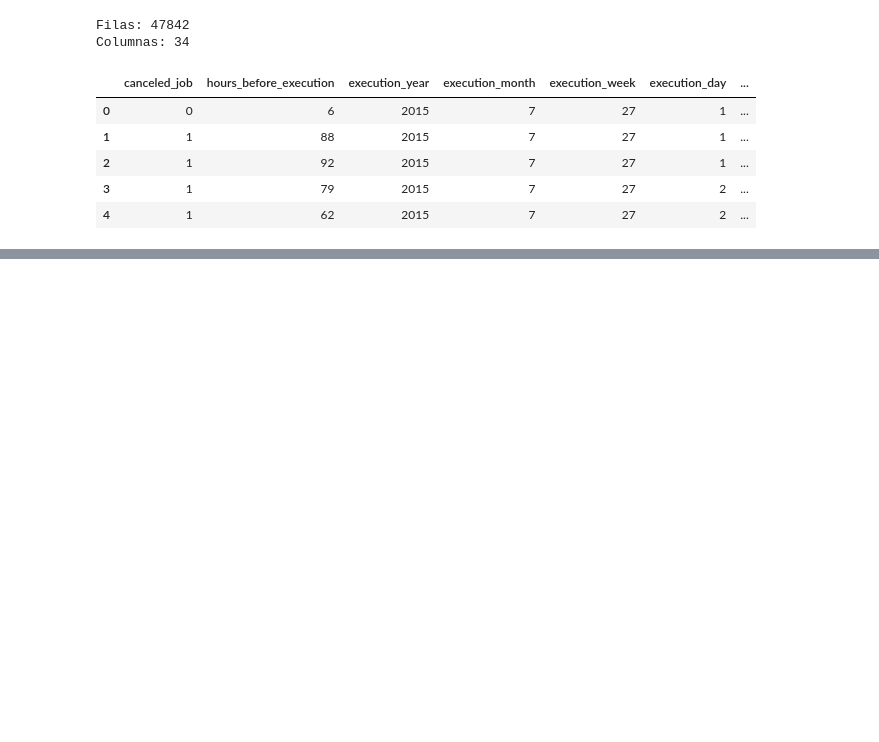
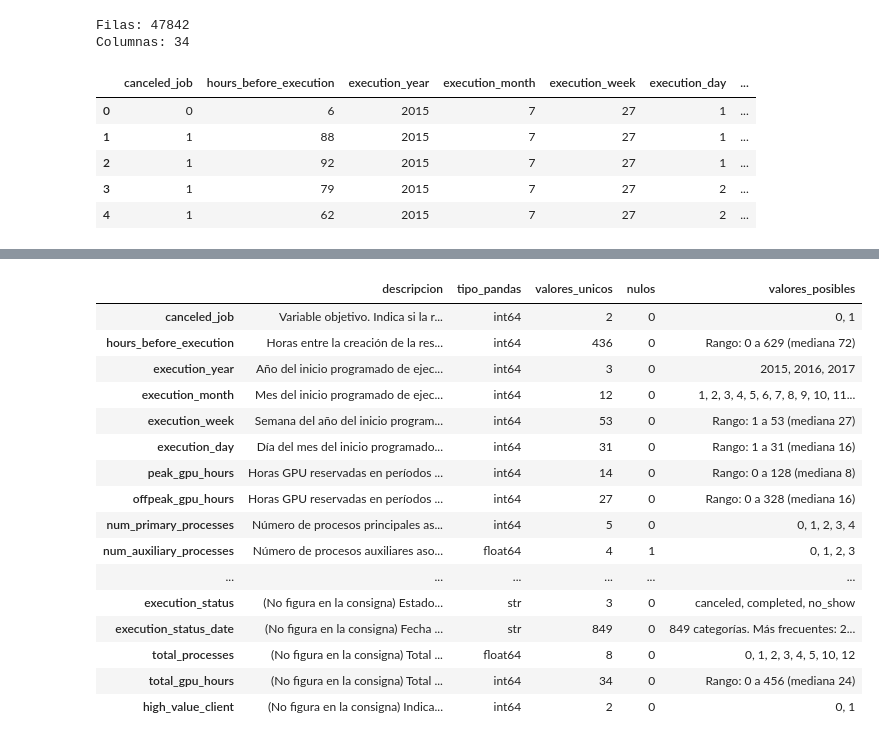
Before and after one commit to mszwarcberg-2004/TP3_ML, a Jupyter notebook: TP3_Grupo.ipynb, the cells around one changed output, grey strips where cells are left out. Drawn from its saved outputs; the diff is of its cells as text; code cells hidden in the pictures; blank space fills up the shorter version.

```diff
--- a/TP3_Grupo.ipynb
+++ b/TP3_Grupo.ipynb
@@ -64,0 +68,97 @@ resumen
+# %%
+# DICCIONARIO DE VARIABLES
+
+# Para que pandas muestre el texto completo de cada celda de la tabla
+pd.set_option("display.max_colwidth", None)
+
+# Descripción de cada variable (tomada de la consigna del TP)
+descripciones = {
+    "canceled_job": "Variable objetivo. Indica si la reserva fue cancelada o no llegó a ejecutarse.",
+    "hours_before_execution": "Horas entre la creación de la reserva y el inicio programado de ejecución.",
+    "execution_year": "Año del inicio programado de ejecución.",
+    "execution_month": "Mes del inicio programado de ejecución.",
+    "execution_week": "Semana del año del inicio programado de ejecución.",
+    "execution_day": "Día del mes del inicio programado de ejecución.",
+    "peak_gpu_hours": "Horas GPU reservadas en períodos de alta demanda.",
+    "offpeak_gpu_hours": "Horas GPU reservadas en períodos de baja demanda.",
+    "num_primary_processes": "Número de procesos principales asociados al workload.",
+    "num_auxiliary_processes": "Número de procesos auxiliares asociados al workload.",
+    "num_background_processes": "Número de procesos secundarios o de mantenimiento asociados al workload.",
+    "service_tier": "Nivel de servicio contratado para la reserva.",
+    "client_region": "País o región de procedencia del cliente.",
+    "client_type": "Tipo de cliente que realiza la solicitud.",
+    "request_channel": "Canal utilizado para realizar la reserva.",
+    "returning_client": "Indica si el cliente ya había utilizado previamente la plataforma.",
+    "previous_job_cancellations": "Cantidad de reservas canceladas previamente por el cliente.",
+    "successful_previous_jobs": "Cantidad de reservas completadas exitosamente por el cliente.",
+    "reserved_gpu_type": "Tipo de GPU solicitado originalmente.",
+    "assigned_gpu_type": "Tipo de GPU finalmente asignado para la ejecución.",
+    "resource_modifications": "Número de modificaciones realizadas sobre la reserva original.",
+    "reservation_commitment": "Tipo de compromiso contractual asociado a la reserva.",
+    "orchestration_agent_id": "Identificador del agente de orquestación asociado a la reserva.",
+    "organization_id": "Identificador de la organización asociada a la reserva.",
+    "queue_wait_time": "Tiempo de espera en cola antes de la asignación definitiva de recursos.",
+    "workload_profile": "Perfil general o tipo de workload solicitado.",
+    "estimated_cost_per_hour": "Costo estimado en USD por hora para el conjunto de recursos de la reserva.",
+    "reserved_storage_units": "Cantidad de unidades de almacenamiento reservadas.",
+    "special_resource_requests": "Número de solicitudes especiales asociadas a la reserva.",
+    # Columnas que NO figuran en la consigna (descripción propia)
+    "execution_status": "(No figura en la consigna) Estado final de la reserva.",
+    "execution_status_date": "(No figura en la consigna) Fecha del último cambio de estado de la reserva.",
+    "total_processes": "(No figura en la consigna) Total de procesos de la reserva.",
+    "total_gpu_hours": "(No figura en la consigna) Total de horas GPU reservadas.",
+    "high_value_client": "(No figura en la consigna) Indicador binario de cliente de alto valor.",
+}
+
+
+def valores_posibles(serie, max_categorias=12):
+    """
+    Devuelve un texto con los valores que toma una variable:
+    - Si tiene pocos valores distintos, los lista todos.
+    - Si es numérica con muchos valores, muestra el rango y la mediana.
+    - Si es categórica con muchas categorías, muestra las 5 más frecuentes.
+    """
+    serie = serie.dropna()
+    n_unicos = serie.nunique()
+
+    # Numérica con muchos valores -> rango
+    if pd.api.types.is_numeric_dtype(serie) and n_unicos > max_categorias:
+        return f"Rango: {serie.min():g} a {serie.max():g} (mediana {serie.median():g})"
+
+    # Pocos valores -> los listamos todos
+    if n_unicos <= max_categorias:
+        valores = sorted(serie.unique())
+        return ", ".join(f"{v:g}" if isinstance(v, float) else str(v) for v in valores)
+
+    # Categórica con muchas categorías -> las más frecuentes
+    top = serie.value_counts().head(5).index.tolist()
+    return f"{n_unicos} categorías. Más frecuentes: {', '.join(map(str, top))}"
+
+
+diccionario = pd.DataFrame({
+    "descripcion": pd.Series(descripciones),
+    "tipo_pandas": df.dtypes.astype(str),
+    "valores_unicos": df.nunique(),
+    "nulos": df.isna().sum(),
+    "valores_posibles": [valores_posibles(df[col]) for col in df.columns],
+})
+
+diccionario
+# %% [output]
+|  | descripcion | tipo_pandas | valores_unicos | nulos | valores_posibles |
+| canceled_job | Variable objetivo. Indica si la r... | int64 | 2 | 0 | 0, 1 |
+| hours_before_execution | Horas entre la creación de la res... | int64 | 436 | 0 | Rango: 0 a 629 (mediana 72) |
+| execution_year | Año del inicio programado de ejec... | int64 | 3 | 0 | 2015, 2016, 2017 |
+| execution_month | Mes del inicio programado de ejec... | int64 | 12 | 0 | 1, 2, 3, 4, 5, 6, 7, 8, 9, 10, 11... |
+| execution_week | Semana del año del inicio program... | int64 | 53 | 0 | Rango: 1 a 53 (mediana 27) |
+| execution_day | Día del mes del inicio programado... | int64 | 31 | 0 | Rango: 1 a 31 (mediana 16) |
+| peak_gpu_hours | Horas GPU reservadas en períodos ... | int64 | 14 | 0 | Rango: 0 a 128 (mediana 8) |
+| offpeak_gpu_hours | Horas GPU reservadas en períodos ... | int64 | 27 | 0 | Rango: 0 a 328 (mediana 16) |
+| num_primary_processes | Número de procesos principales as... | int64 | 5 | 0 | 0, 1, 2, 3, 4 |
+| num_auxiliary_processes | Número de procesos auxiliares aso... | float64 | 4 | 1 | 0, 1, 2, 3 |
+| ... | ... | ... | ... | ... | ... |
+| execution_status | (No figura en la consigna) Estado... | str | 3 | 0 | canceled, completed, no_show |
+| execution_status_date | (No figura en la consigna) Fecha ... | str | 849 | 0 | 849 categorías. Más frecuentes: 2... |
+| total_processes | (No figura en la consigna) Total ... | float64 | 8 | 0 | 0, 1, 2, 3, 4, 5, 10, 12 |
+| total_gpu_hours | (No figura en la consigna) Total ... | int64 | 34 | 0 | Rango: 0 a 456 (mediana 24) |
+| high_value_client | (No figura en la consigna) Indica... | int64 | 2 | 0 | 0, 1 |
```
Also changed, not shown: parts of 22 cells of this notebook.
